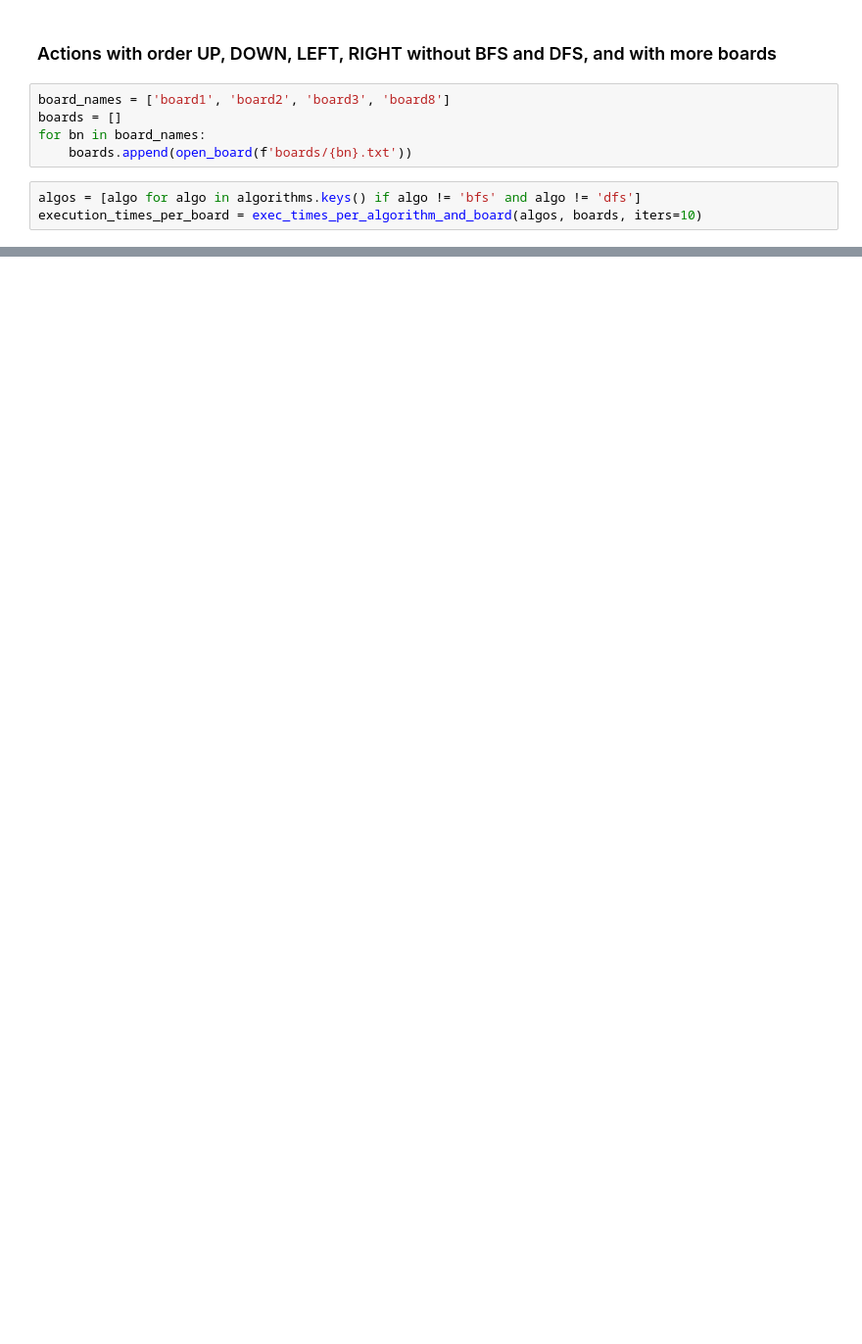
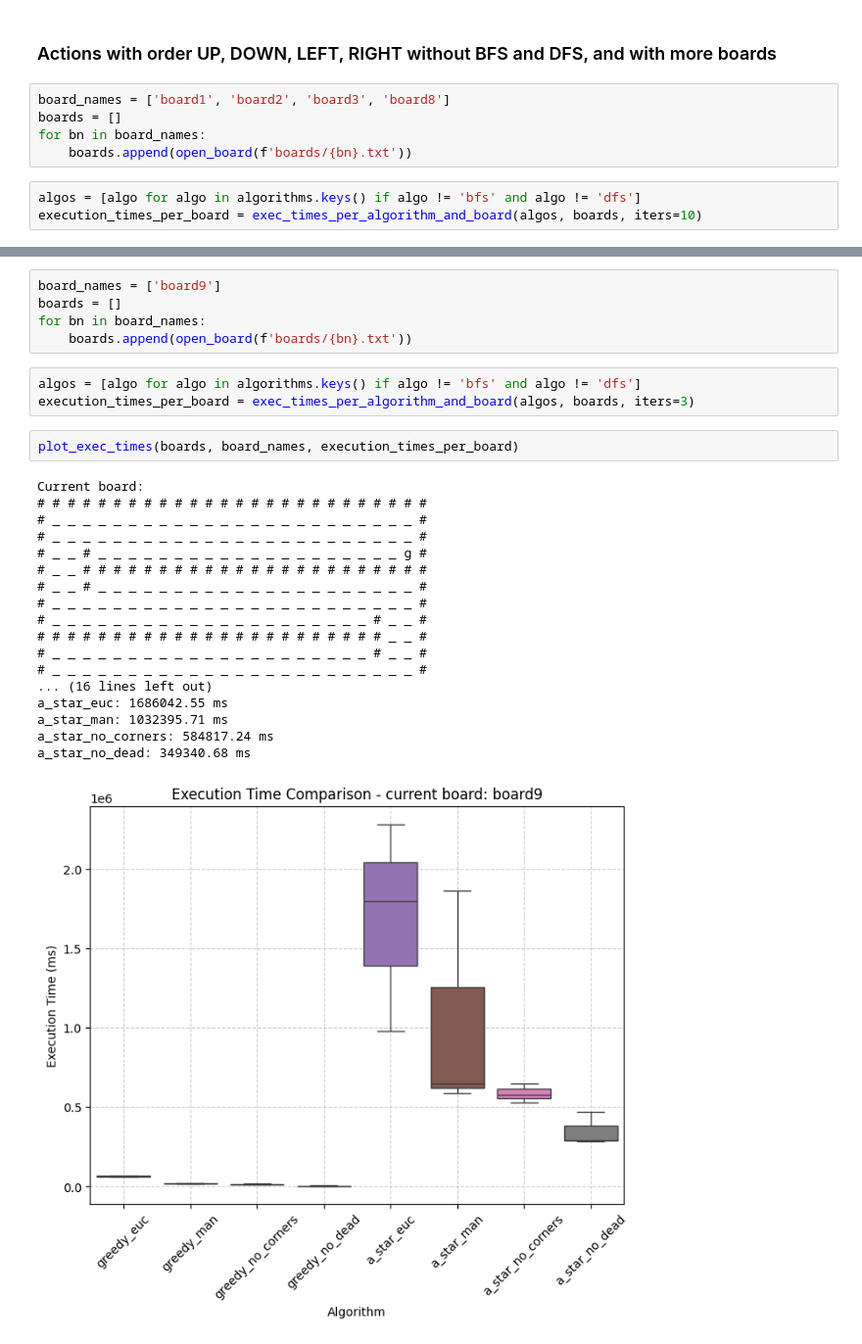
Before and after one commit to berni-245/SIA-TP1, a Jupyter notebook: analysis.ipynb, the cells around one changed output, grey strips where cells are left out. Shown at 98% size. Saved outputs shown, nothing was run; the diff lists cells and outputs as text; blank space fills up the shorter version.

```diff
--- a/analysis.ipynb
+++ b/analysis.ipynb
@@ -293,0 +369,29 @@ Current board:
+# %%
+board_names = ['board9']
+boards = []
+for bn in board_names:
+    boards.append(open_board(f'boards/{bn}.txt'))
+# %%
+algos = [algo for algo in algorithms.keys() if algo != 'bfs' and algo != 'dfs']
+execution_times_per_board = exec_times_per_algorithm_and_board(algos, boards, iters=3)
+# %%
+plot_exec_times(boards, board_names, execution_times_per_board)
+# %% [output]
+Current board:
+# # # # # # # # # # # # # # # # # # # # # # # # # #
+# _ _ _ _ _ _ _ _ _ _ _ _ _ _ _ _ _ _ _ _ _ _ _ _ #
+# _ _ _ _ _ _ _ _ _ _ _ _ _ _ _ _ _ _ _ _ _ _ _ _ #
+# _ _ # _ _ _ _ _ _ _ _ _ _ _ _ _ _ _ _ _ _ _ _ g #
+# _ _ # # # # # # # # # # # # # # # # # # # # # # #
+# _ _ # _ _ _ _ _ _ _ _ _ _ _ _ _ _ _ _ _ _ _ _ _ #
+# _ _ _ _ _ _ _ _ _ _ _ _ _ _ _ _ _ _ _ _ _ _ _ _ #
+# _ _ _ _ _ _ _ _ _ _ _ _ _ _ _ _ _ _ _ _ _ # _ _ #
+# # # # # # # # # # # # # # # # # # # # # # # _ _ #
+# _ _ _ _ _ _ _ _ _ _ _ _ _ _ _ _ _ _ _ _ _ # _ _ #
+# _ _ _ _ _ _ _ _ _ _ _ _ _ _ _ _ _ _ _ _ _ _ _ _ #
+... (16 lines left out)
+a_star_euc: 1686042.55 ms
+a_star_man: 1032395.71 ms
+a_star_no_corners: 584817.24 ms
+a_star_no_dead: 349340.68 ms
+[figure, added]
```
Also changed, not shown: parts of 8 cells of this notebook.
